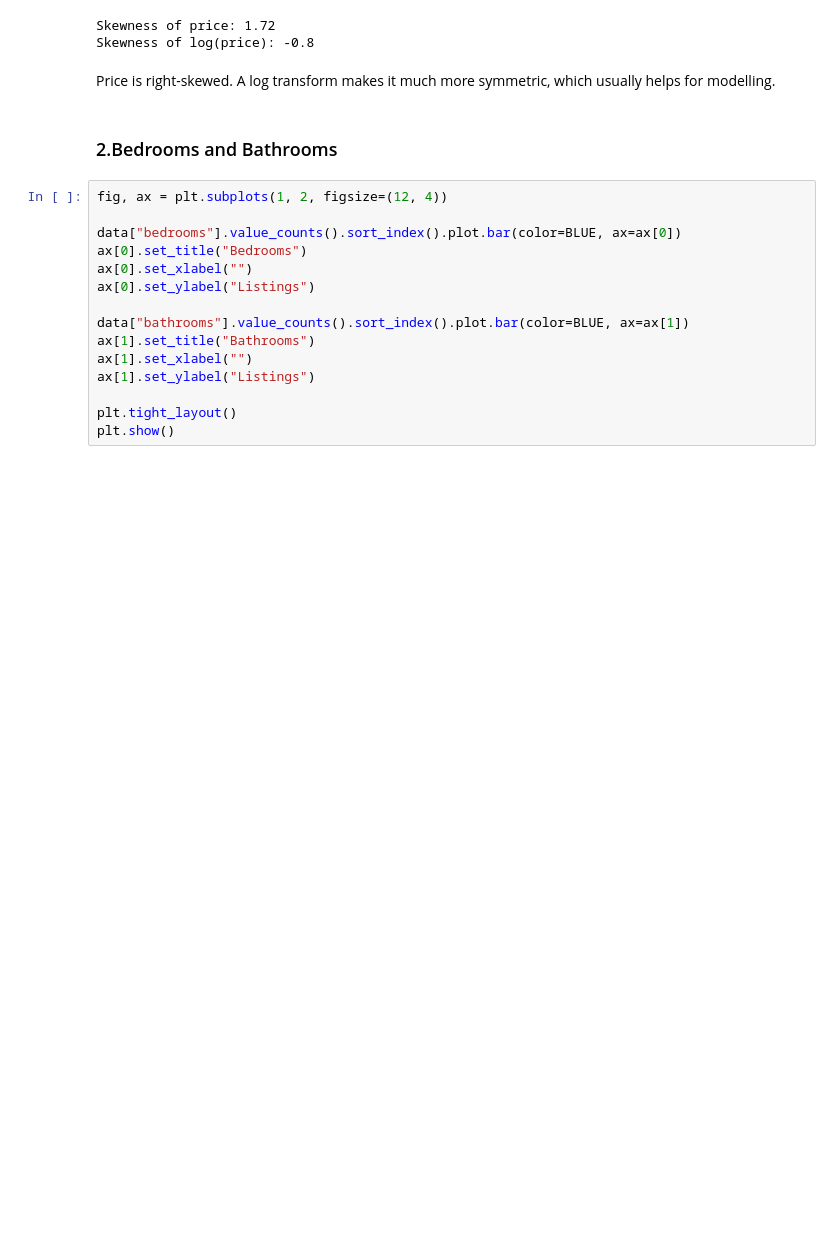
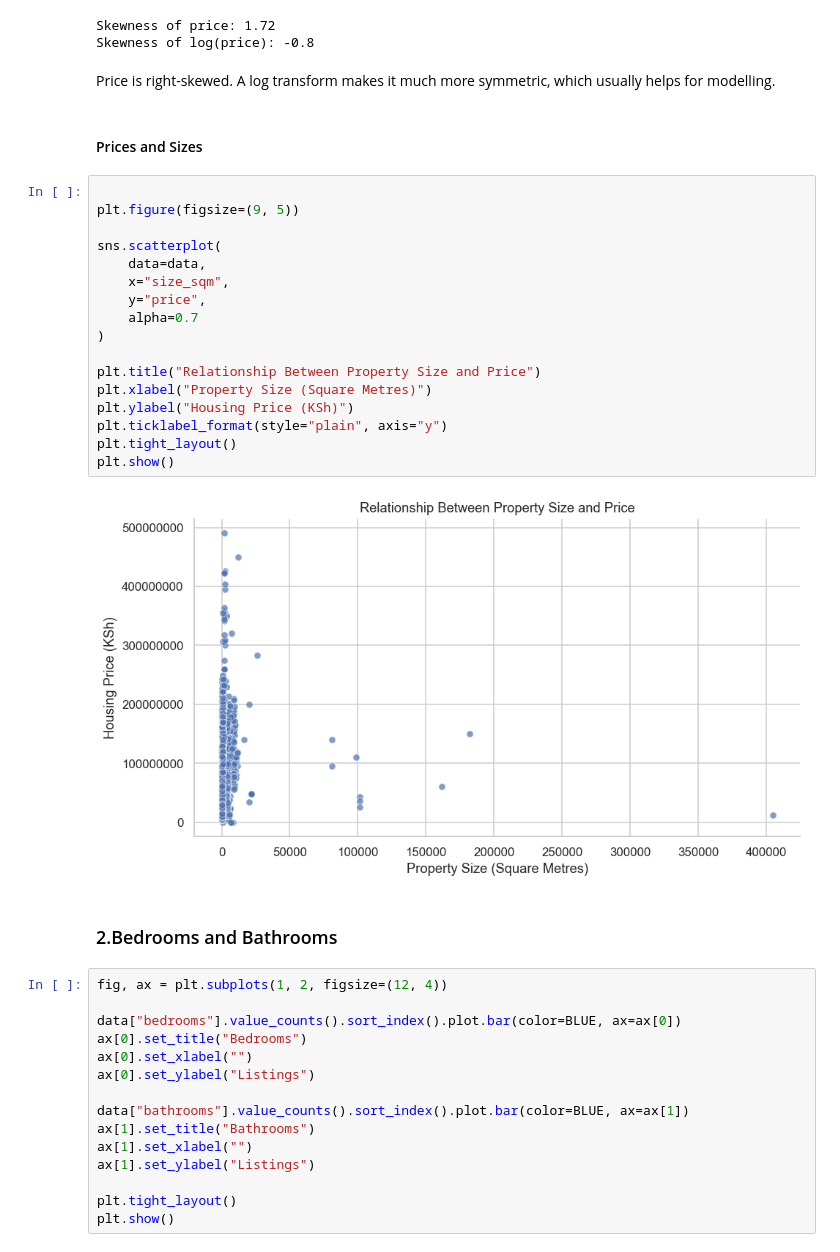
Before and after one commit to kenny067/NyumbaSense-ml, a Jupyter notebook: nyumba.ipynb, the cells around one changed output. Saved outputs shown, nothing was run; the diff lists cells and outputs as text; blank space fills up the shorter version.

```diff
--- a/nyumba.ipynb
+++ b/nyumba.ipynb
@@ -494,6 +546,27 @@ Skewness of price: 1.72
 Skewness of log(price): -0.8
 # %% [markdown]
 Price is right-skewed. A log transform makes it much more symmetric, which usually helps for modelling.
+# %% [markdown]
+#### Prices and Sizes
+# %%
+
+plt.figure(figsize=(9, 5))
+
+sns.scatterplot(
+    data=data,
+    x="size_sqm",
+    y="price",
+    alpha=0.7
+)
+
+plt.title("Relationship Between Property Size and Price")
+plt.xlabel("Property Size (Square Metres)")
+plt.ylabel("Housing Price (KSh)")
+plt.ticklabel_format(style="plain", axis="y")
+plt.tight_layout()
+plt.show()
+# %% [output]
+[figure, added]
 # %% [markdown]
 ### 2.Bedrooms and Bathrooms
 # %%
```
Also changed, not shown: parts of 16 cells of this notebook.
